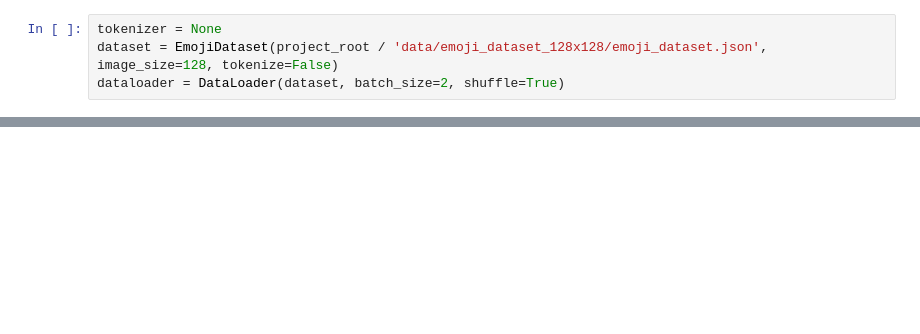
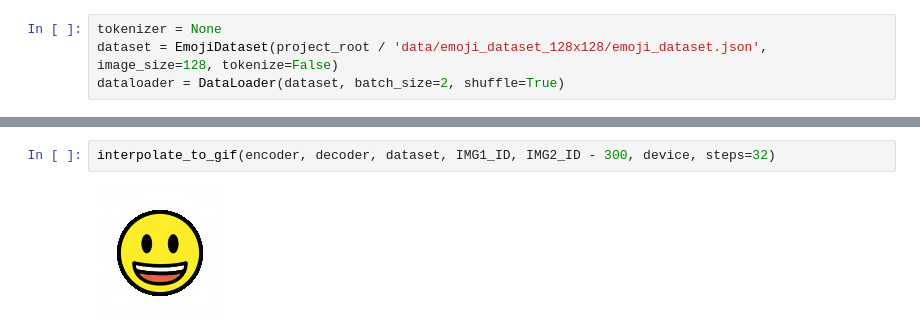
Before and after one commit to andreiec/text-to-sticker, a Jupyter notebook: notebooks/vae.ipynb, the cells around one changed output, grey strips where cells are left out. Cells and saved outputs as stored; diff of their text form; blank space fills up the shorter version.

```diff
--- a/notebooks/vae.ipynb
+++ b/notebooks/vae.ipynb
@@ -47,0 +48,4 @@ interpolate_to_gif(encoder, decoder, dataset, IMG1_ID, IMG2_ID, device, steps=16
+# %%
+interpolate_to_gif(encoder, decoder, dataset, IMG1_ID, IMG2_ID - 300, device, steps=32)
+# %% [output]
+[figure, added]
```
Also changed, not shown: parts of 6 cells of this notebook, 3 other files.
